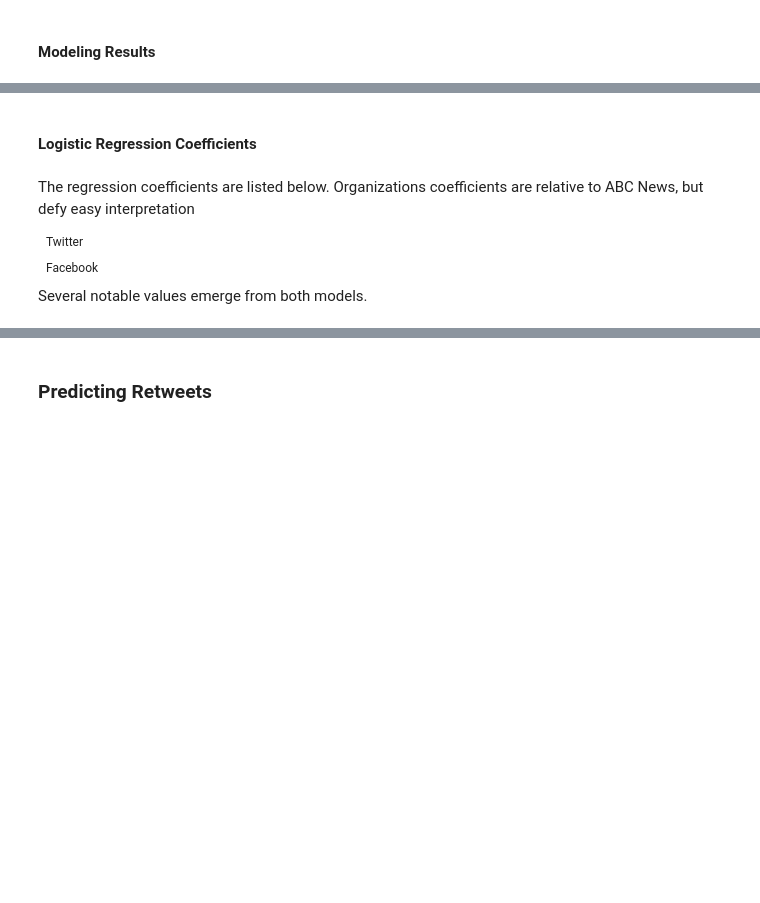
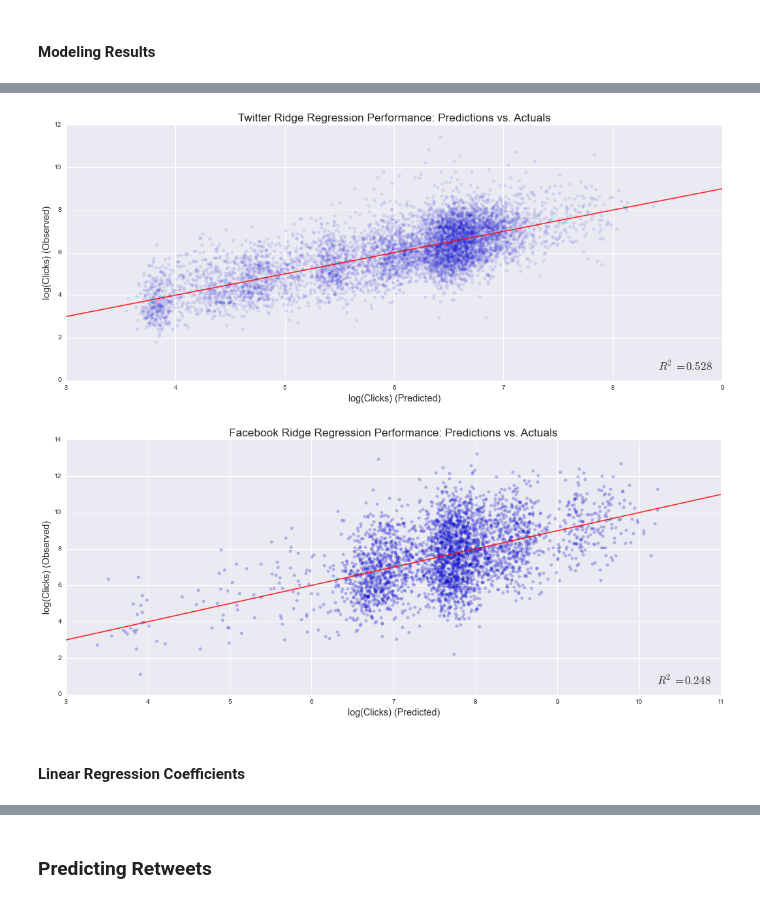
Before and after one commit to micahlanier/social-news, a Jupyter notebook: book/8_PredictiveAnalysis.ipynb, the cells around one changed output, grey strips where cells are left out. Drawn from its saved outputs; the diff is of its cells as text; code cells hidden in the pictures; blank space fills up the shorter version.

```diff
--- a/book/8_PredictiveAnalysis.ipynb
+++ b/book/8_PredictiveAnalysis.ipynb
@@ -18,3 +30,26 @@ import pytz
+# %%
+# Function to plot predictions vs. actuals.
+def plotPredictionsVsActuals(predictions,actuals,title,measurementName,alpha=0.5):
+    # Start plot.
+    plt.figure(figsize=(vizConf['display']['width'],vizConf['display']['height']))
+    plt.scatter(predictions,actuals,alpha=alpha)
+    # Retain default axis limits for later.
+    xlim = plt.xlim()
+    ylim = plt.ylim()
+    # Add identity line.
+    plt.plot((-100000,100000),(-100000,100000),'-',c='red',alpha=0.8)
+    # Other settings.
+    plt.title('%s: Predictions vs. Actuals' % title,size='xx-large')
+    plt.xlabel('%s (Predicted)' % measurementName, size='x-large')
+    plt.ylabel('%s (Observed)' % measurementName,  size='x-large')
+    # Reset limits.
+    plt.xlim(xlim)
+    plt.ylim(ylim)
+    # R^2 text.
+    r2 = sklearn.metrics.r2_score(actuals, predictions)
+    plt.text(xlim[1]-0.015*(xlim[1]-xlim[0]),ylim[0]+0.03*(ylim[1]-ylim[0]),'$R^2=%.3f$' % r2,size='xx-large', va='bottom', ha='right')
+    # Show.
+    plt.show()
 # %% [markdown]
 ### Data for Prediction
 # %% [markdown]
@@ -375,6 +410,13 @@ fb['likes_log'] = np.log(fb['likes'])
 # Keep track of new columns.
 outcomeCols_norm_log = ['clicks_log','clicks_normalized_log']
 
+# Organizations.
+tw['org_name'] = None
+fb['org_name'] = None
+for org, orgData in orgs.iteritems():
+    tw.loc[tw.org == org,'org_name'] = orgData['name']
+    fb.loc[fb.org == org,'org_name'] = orgData['name']
+
 # Combine. Not all columns overlap.
 twfb = tw.append(fb)
 
@@ -548,12 +716,8 @@ In terms of overall performance, $R^2$ values may be considered respectable (esp
+# %%
+plotPredictionsVsActuals(yhat_lm_tw, ytest_lm_tw, 'Twitter Ridge Regression Performance', 'log(Clicks)', 0.1)
+plotPredictionsVsActuals(yhat_lm_fb, ytest_lm_fb, 'Facebook Ridge Regression Performance', 'log(Clicks)', 0.25)
+# %% [output]
+[figure, added]
+[figure, added]
 # %% [markdown]
-#### Logistic Regression Coefficients
+#### Linear Regression Coefficients
-# %% [markdown]
-The regression coefficients are listed below. Organizations coefficients are relative to ABC News, but defy easy interpretation
-
-<table style="float: left;"><caption>Twitter</caption>
-</table>
-
-<table style="margin-left:10%;"><caption>Facebook</caption>
-</table>
-
-Several notable values emerge from both models.
```
Also changed, not shown: parts of 30 cells of this notebook, 15 other files.
